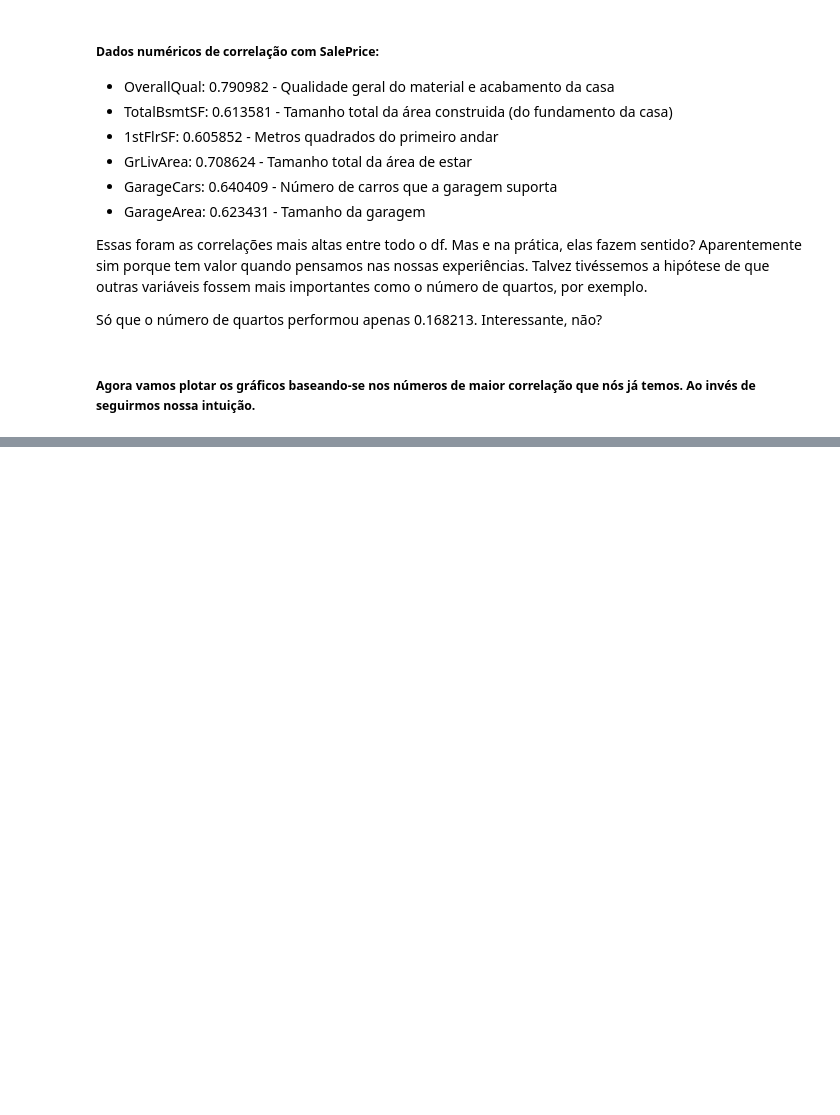
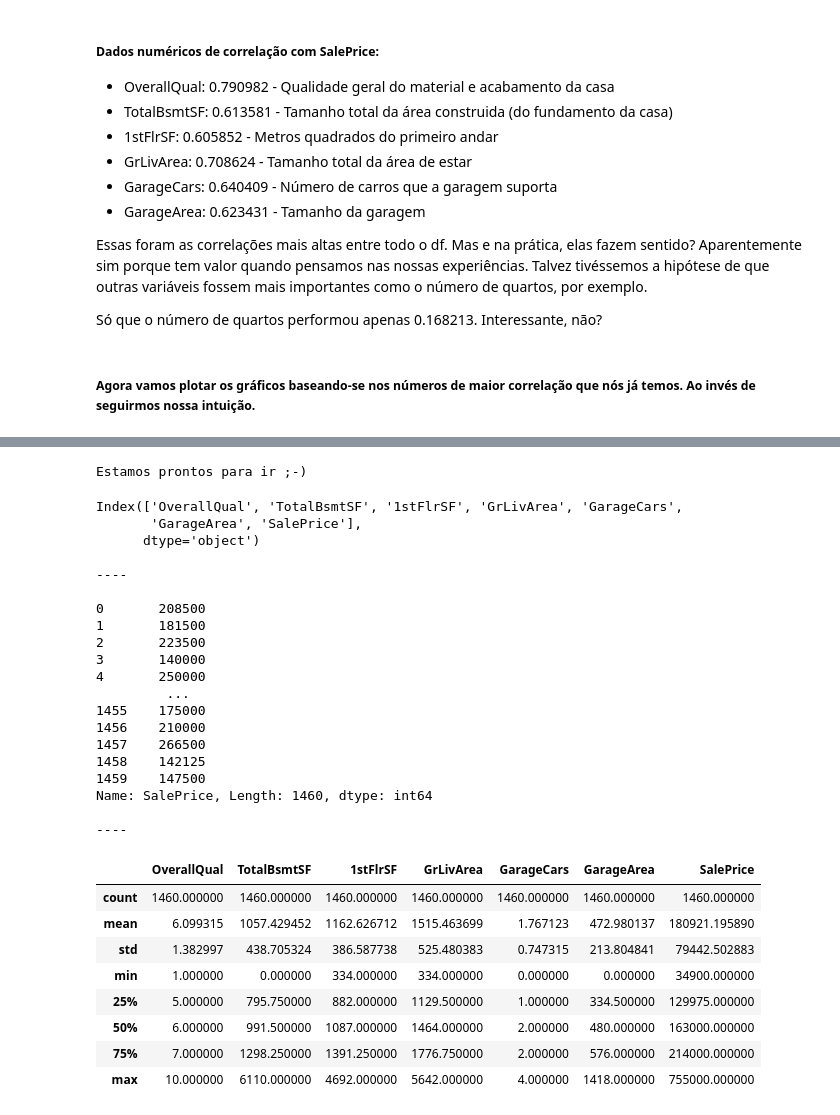
Before and after one commit to Rebeque/Python-Analysis, a Jupyter notebook: Preço de Casas - Técnicas de Regressão Avançadas - Kaggle.ipynb, the cells around one changed output, grey strips where cells are left out. Saved outputs shown, nothing was run; the diff lists cells and outputs as text; code cells hidden in the pictures; blank space fills up the shorter version.

Commit message:
Update primeiro modelo criado e validado

```diff
--- a/Preço de Casas - Técnicas de Regressão Avançadas - Kaggle.ipynb
+++ b/Preço de Casas - Técnicas de Regressão Avançadas - Kaggle.ipynb
@@ -450,0 +462,66 @@ sns.scatterplot(x='SalePrice', y='GarageArea', data=df)
+# %%
+# Backup
+df_backup1 = df
+
+# Feature arrange
+df = df[['OverallQual', 'TotalBsmtSF', '1stFlrSF', 'GrLivArea', 'GarageCars', 'GarageArea', 'SalePrice']]
+# %%
+# Agora vou verificar se entre as colunas que restaram temos dados ausentes ou inválidos.
+
+if df.isnull() is True:
+    print('Temos valores ausentes')
+
+else:
+    print('Estamos prontos para ir ;-)')
+# %% [output]
+Estamos prontos para ir ;-)
+# %%
+# Vamos definir a nossa coluna alvo do modelo de predição. Por convenção o objeto deve ser chamar y.
+
+y = df.SalePrice
+
+# Criando um objeto para alocar as features do modelo.
+
+df_features = df
+
+# No X (maiúsculo) ficam nossos dados
+
+X = df
+
+# Agora uma verificação rápida estatística e de visualização
+
+print(X.columns)
+print('\n----\n')
+print(y)
+print('\n----')
+X.describe()
+# %% [output]
+Index(['OverallQual', 'TotalBsmtSF', '1stFlrSF', 'GrLivArea', 'GarageCars',
+       'GarageArea', 'SalePrice'],
+      dtype='object')
+
+----
+
+0       208500
+1       181500
+2       223500
+3       140000
+4       250000
+         ...
+1455    175000
+1456    210000
+1457    266500
+1458    142125
+1459    147500
+Name: SalePrice, Length: 1460, dtype: int64
+
+----
+|  | OverallQual | TotalBsmtSF | 1stFlrSF | GrLivArea | GarageCars | GarageArea | SalePrice |
+| count | 1460.000000 | 1460.000000 | 1460.000000 | 1460.000000 | 1460.000000 | 1460.000000 | 1460.000000 |
+| mean | 6.099315 | 1057.429452 | 1162.626712 | 1515.463699 | 1.767123 | 472.980137 | 180921.195890 |
+| std | 1.382997 | 438.705324 | 386.587738 | 525.480383 | 0.747315 | 213.804841 | 79442.502883 |
+| min | 1.000000 | 0.000000 | 334.000000 | 334.000000 | 0.000000 | 0.000000 | 34900.000000 |
+| 25% | 5.000000 | 795.750000 | 882.000000 | 1129.500000 | 1.000000 | 334.500000 | 129975.000000 |
+| 50% | 6.000000 | 991.500000 | 1087.000000 | 1464.000000 | 2.000000 | 480.000000 | 163000.000000 |
+| 75% | 7.000000 | 1298.250000 | 1391.250000 | 1776.750000 | 2.000000 | 576.000000 | 214000.000000 |
+| max | 10.000000 | 6110.000000 | 4692.000000 | 5642.000000 | 4.000000 | 1418.000000 | 755000.000000 |
```
Also changed, not shown: parts of 14 cells of this notebook.
